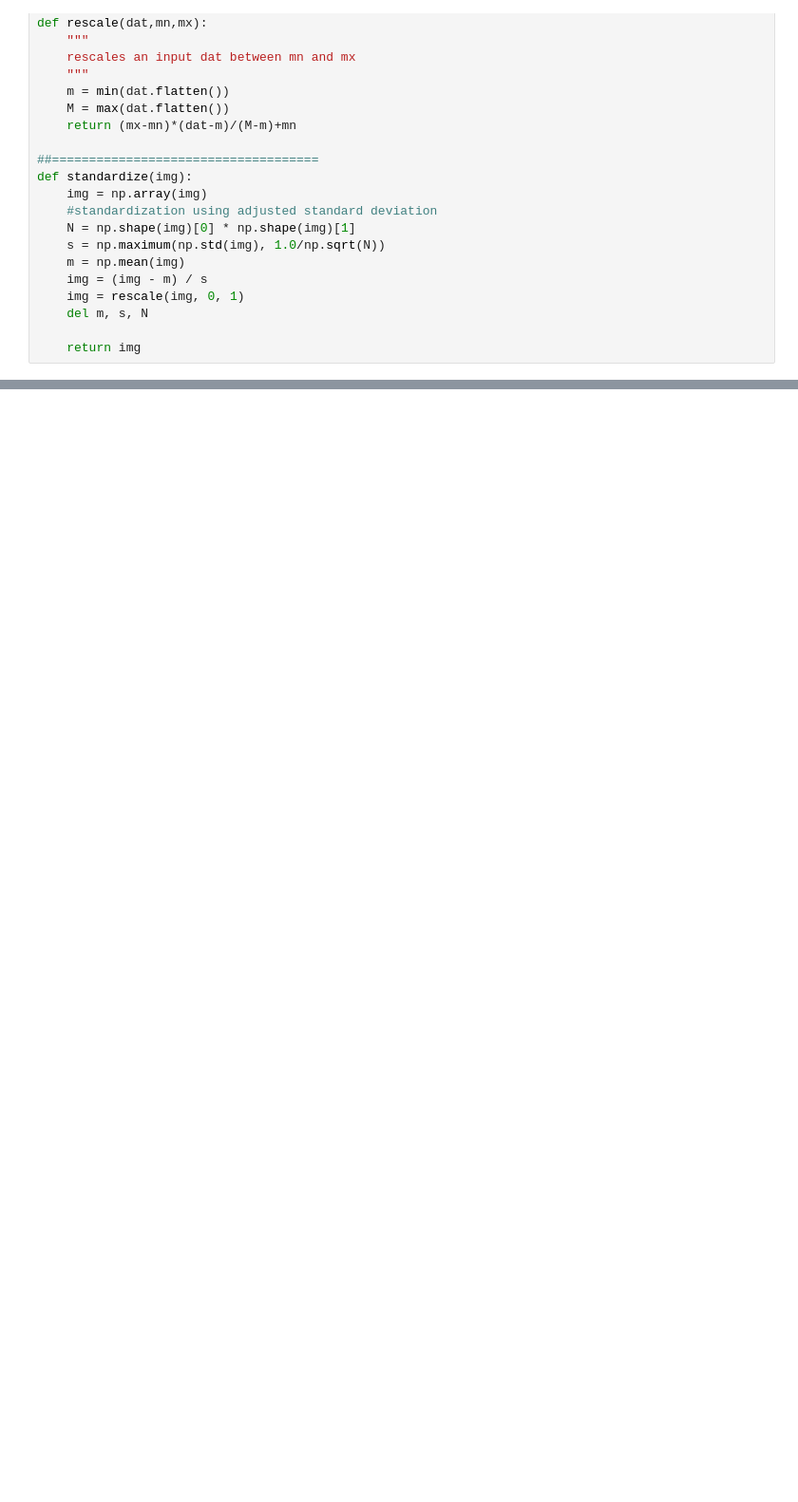
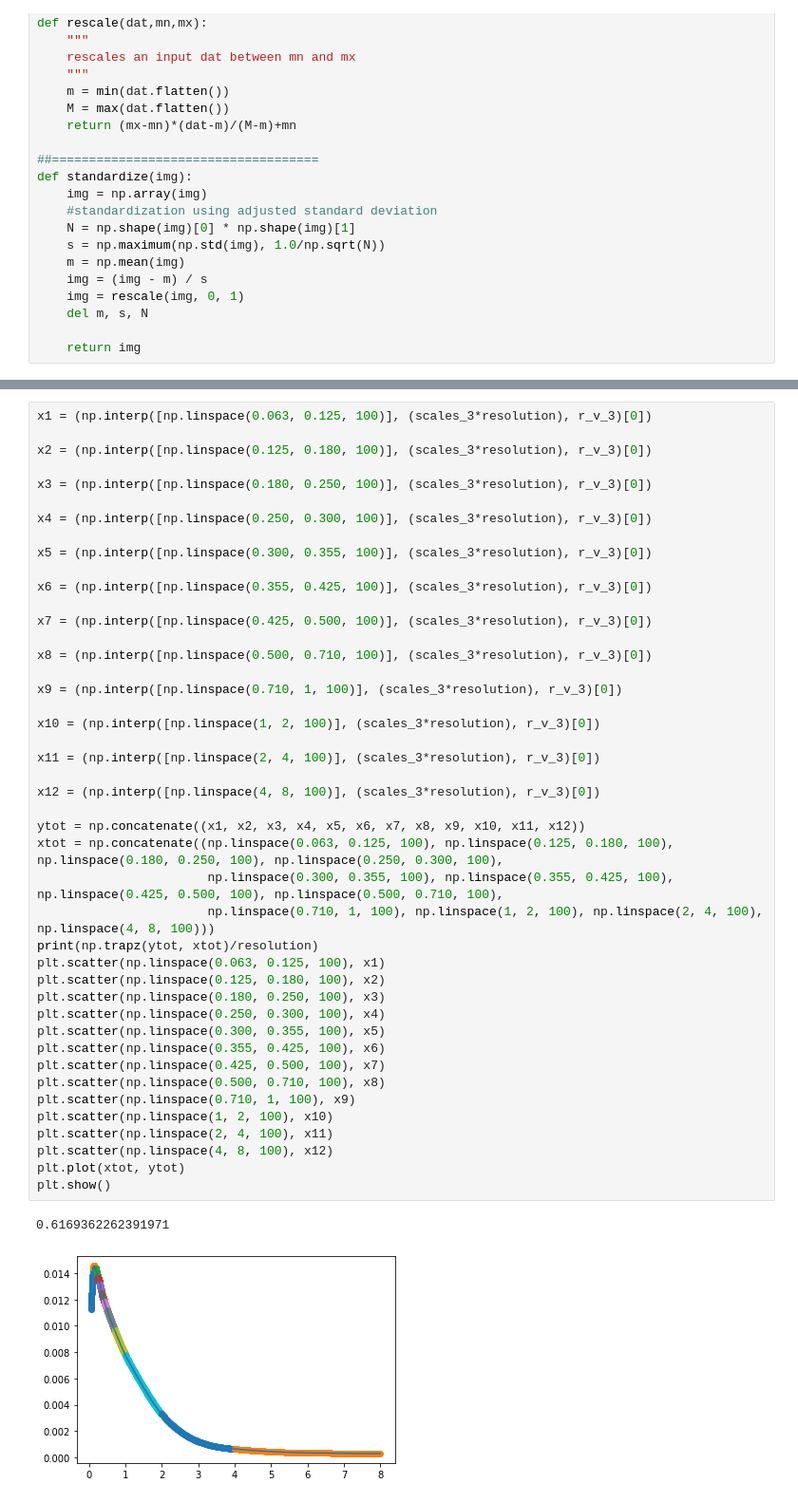
Before and after one commit to CasperFBakker/pyDGS-GUI, a Jupyter notebook: pyDGS Jupyter/proffitt_test.ipynb, the cells around one changed output, grey strips where cells are left out. Shown at 95% size. Cells and saved outputs as stored; diff of their text form; blank space fills up the shorter version.

```diff
--- a/pyDGS Jupyter/proffitt_test.ipynb
+++ b/pyDGS Jupyter/proffitt_test.ipynb
@@ -121,0 +114,47 @@ for i in range(len(pd_Test)):
+# %%
+x1 = (np.interp([np.linspace(0.063, 0.125, 100)], (scales_3*resolution), r_v_3)[0])
+
+x2 = (np.interp([np.linspace(0.125, 0.180, 100)], (scales_3*resolution), r_v_3)[0])
+
+x3 = (np.interp([np.linspace(0.180, 0.250, 100)], (scales_3*resolution), r_v_3)[0])
+
+x4 = (np.interp([np.linspace(0.250, 0.300, 100)], (scales_3*resolution), r_v_3)[0])
+
+x5 = (np.interp([np.linspace(0.300, 0.355, 100)], (scales_3*resolution), r_v_3)[0])
+
+x6 = (np.interp([np.linspace(0.355, 0.425, 100)], (scales_3*resolution), r_v_3)[0])
+
+x7 = (np.interp([np.linspace(0.425, 0.500, 100)], (scales_3*resolution), r_v_3)[0])
+
+x8 = (np.interp([np.linspace(0.500, 0.710, 100)], (scales_3*resolution), r_v_3)[0])
+
+x9 = (np.interp([np.linspace(0.710, 1, 100)], (scales_3*resolution), r_v_3)[0])
+
+x10 = (np.interp([np.linspace(1, 2, 100)], (scales_3*resolution), r_v_3)[0])
+
+x11 = (np.interp([np.linspace(2, 4, 100)], (scales_3*resolution), r_v_3)[0])
+
+x12 = (np.interp([np.linspace(4, 8, 100)], (scales_3*resolution), r_v_3)[0])
+
+ytot = np.concatenate((x1, x2, x3, x4, x5, x6, x7, x8, x9, x10, x11, x12))
+xtot = np.concatenate((np.linspace(0.063, 0.125, 100), np.linspace(0.125, 0.180, 100), np.linspace(0.180, 0.250, 100), np.linspace(0.250, 0.300, 100),
+                       np.linspace(0.300, 0.355, 100), np.linspace(0.355, 0.425, 100), np.linspace(0.425, 0.500, 100), np.linspace(0.500, 0.710, 100),
+                       np.linspace(0.710, 1, 100), np.linspace(1, 2, 100), np.linspace(2, 4, 100), np.linspace(4, 8, 100)))
+print(np.trapz(ytot, xtot)/resolution)
+plt.scatter(np.linspace(0.063, 0.125, 100), x1)
+plt.scatter(np.linspace(0.125, 0.180, 100), x2)
+plt.scatter(np.linspace(0.180, 0.250, 100), x3)
+plt.scatter(np.linspace(0.250, 0.300, 100), x4)
+plt.scatter(np.linspace(0.300, 0.355, 100), x5)
+plt.scatter(np.linspace(0.355, 0.425, 100), x6)
+plt.scatter(np.linspace(0.425, 0.500, 100), x7)
+plt.scatter(np.linspace(0.500, 0.710, 100), x8)
+plt.scatter(np.linspace(0.710, 1, 100), x9)
+plt.scatter(np.linspace(1, 2, 100), x10)
+plt.scatter(np.linspace(2, 4, 100), x11)
+plt.scatter(np.linspace(4, 8, 100), x12)
+plt.plot(xtot, ytot)
+plt.show()
+# %% [output]
+0.6169362262391971
+[figure, added]
```
Also changed, not shown: parts of 12 cells of this notebook, 17 other files.
